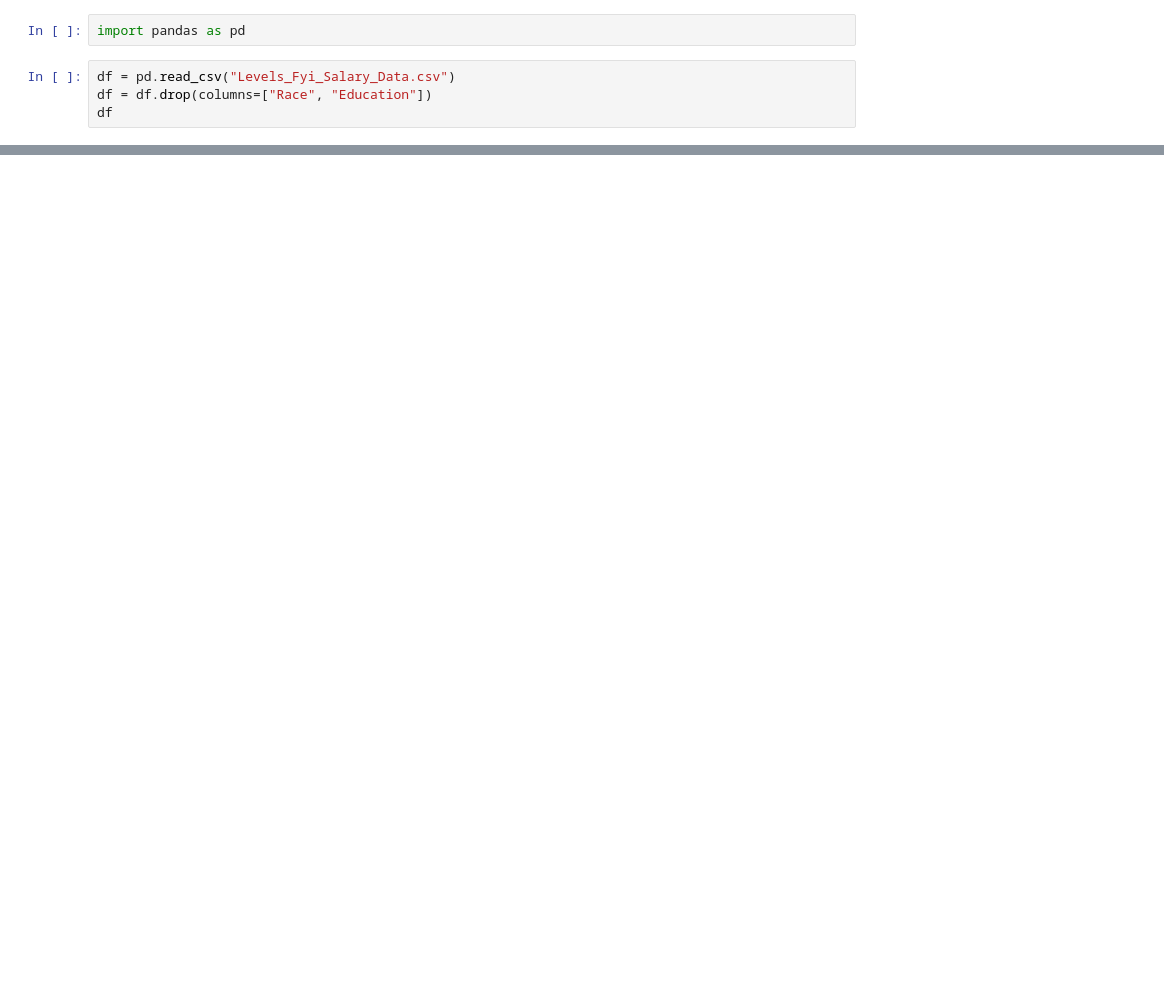
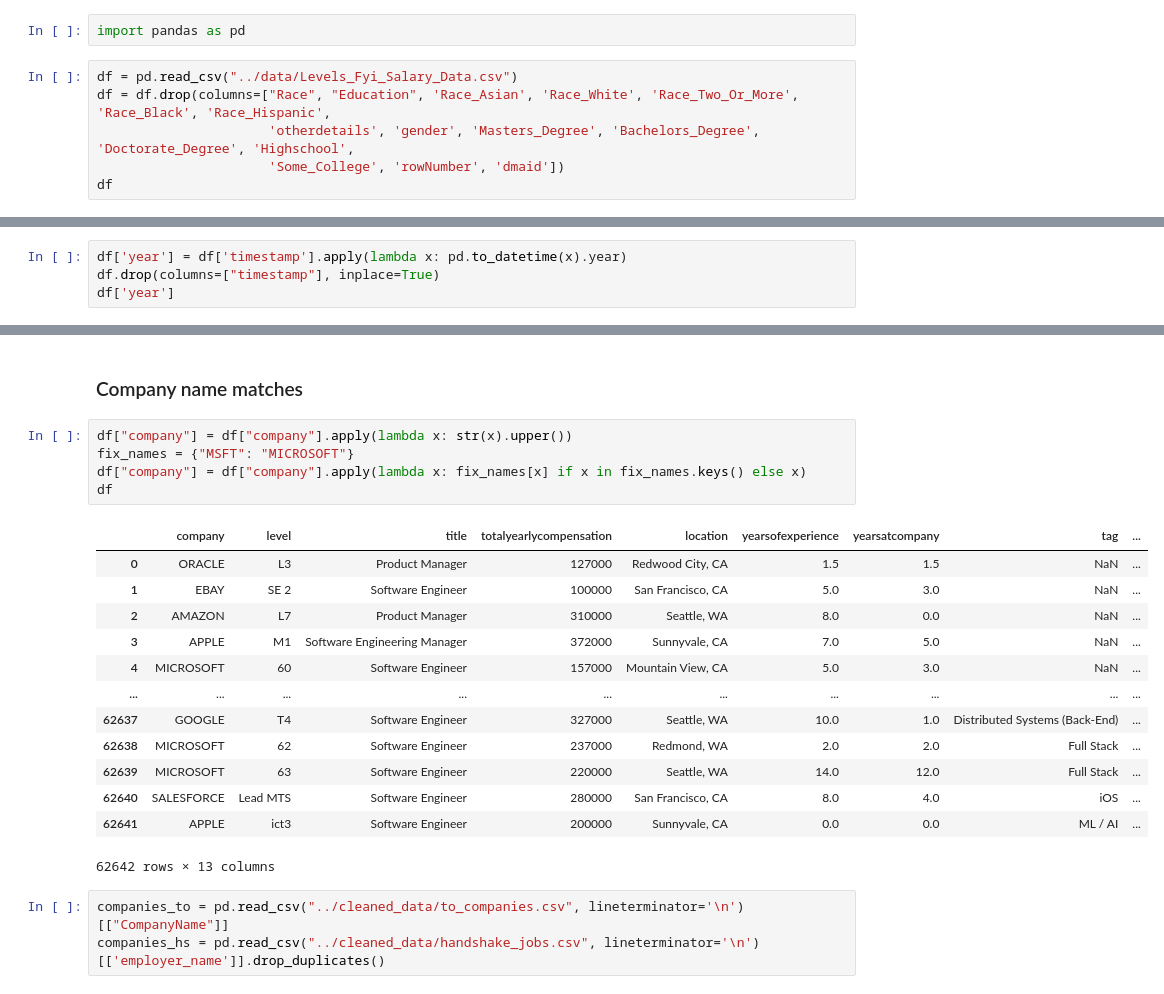
Before and after one commit to ssolit/Cis550_Project, a Jupyter notebook: cleaning_notebooks/Salary_Data_Cleaning.ipynb, the cells around one changed output, grey strips where cells are left out. Saved outputs shown, nothing was run; the diff lists cells and outputs as text; blank space fills up the shorter version.

```diff
--- a/cleaning_notebooks/Salary_Data_Cleaning.ipynb
+++ b/cleaning_notebooks/Salary_Data_Cleaning.ipynb
@@ -1,8 +1,10 @@
 # %%
 import pandas as pd
 # %%
-df = pd.read_csv("Levels_Fyi_Salary_Data.csv")
-df = df.drop(columns=["Race", "Education"])
+df = pd.read_csv("../data/Levels_Fyi_Salary_Data.csv")
+df = df.drop(columns=["Race", "Education", 'Race_Asian', 'Race_White', 'Race_Two_Or_More', 'Race_Black', 'Race_Hispanic',
+                      'otherdetails', 'gender', 'Masters_Degree', 'Bachelors_Degree', 'Doctorate_Degree', 'Highschool',
+                      'Some_College', 'rowNumber', 'dmaid'])
 df
 # %% [output]
 |  | timestamp | company | level | title | totalyearlycompensation | location | yearsofexperience | ... |
@@ -20,0 +32,4 @@ df
+# %%
+df['year'] = df['timestamp'].apply(lambda x: pd.to_datetime(x).year)
+df.drop(columns=["timestamp"], inplace=True)
+df['year']
@@ -20,0 +49,24 @@ df
+# %% [markdown]
+### Company name matches
+# %%
+df["company"] = df["company"].apply(lambda x: str(x).upper())
+fix_names = {"MSFT": "MICROSOFT"}
+df["company"] = df["company"].apply(lambda x: fix_names[x] if x in fix_names.keys() else x)
+df
+# %% [output]
+|  | company | level | title | totalyearlycompensation | location | yearsofexperience | yearsatcompany | tag | ... |
+| 0 | ORACLE | L3 | Product Manager | 127000 | Redwood City, CA | 1.5 | 1.5 | NaN | ... |
+| 1 | EBAY | SE 2 | Software Engineer | 100000 | San Francisco, CA | 5.0 | 3.0 | NaN | ... |
+| 2 | AMAZON | L7 | Product Manager | 310000 | Seattle, WA | 8.0 | 0.0 | NaN | ... |
+| 3 | APPLE | M1 | Software Engineering Manager | 372000 | Sunnyvale, CA | 7.0 | 5.0 | NaN | ... |
+| 4 | MICROSOFT | 60 | Software Engineer | 157000 | Mountain View, CA | 5.0 | 3.0 | NaN | ... |
+| ... | ... | ... | ... | ... | ... | ... | ... | ... | ... |
+| 62637 | GOOGLE | T4 | Software Engineer | 327000 | Seattle, WA | 10.0 | 1.0 | Distributed Systems (Back-End) | ... |
+| 62638 | MICROSOFT | 62 | Software Engineer | 237000 | Redmond, WA | 2.0 | 2.0 | Full Stack | ... |
+| 62639 | MICROSOFT | 63 | Software Engineer | 220000 | Seattle, WA | 14.0 | 12.0 | Full Stack | ... |
+| 62640 | SALESFORCE | Lead MTS | Software Engineer | 280000 | San Francisco, CA | 8.0 | 4.0 | iOS | ... |
+| 62641 | APPLE | ict3 | Software Engineer | 200000 | Sunnyvale, CA | 0.0 | 0.0 | ML / AI | ... |
+62642 rows × 13 columns
+# %%
+companies_to = pd.read_csv("../cleaned_data/to_companies.csv", lineterminator='\n')[["CompanyName"]]
+companies_hs = pd.read_csv("../cleaned_data/handshake_jobs.csv", lineterminator='\n')[['employer_name']].drop_duplicates()
```
Also changed, not shown: parts of 15 cells of this notebook, 3 other files.
